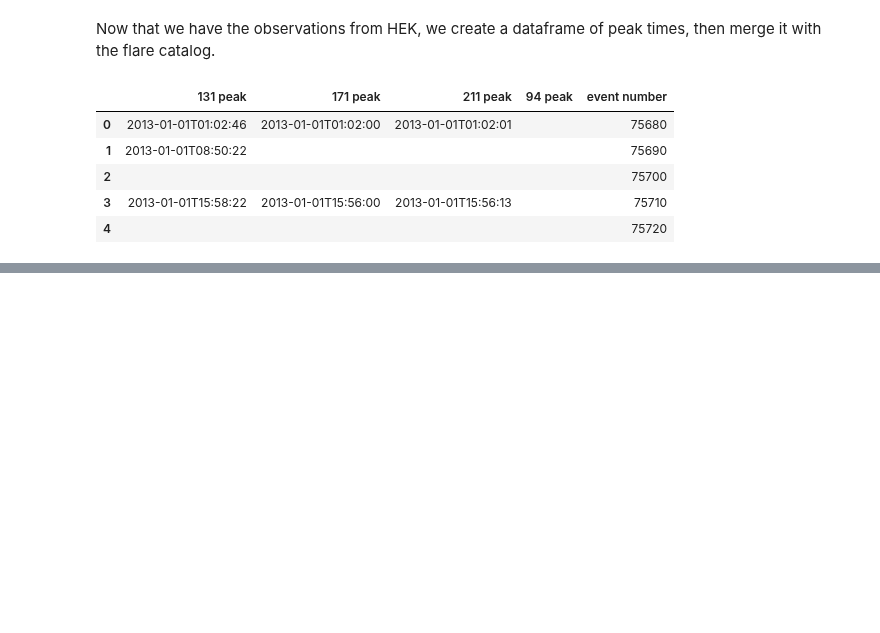
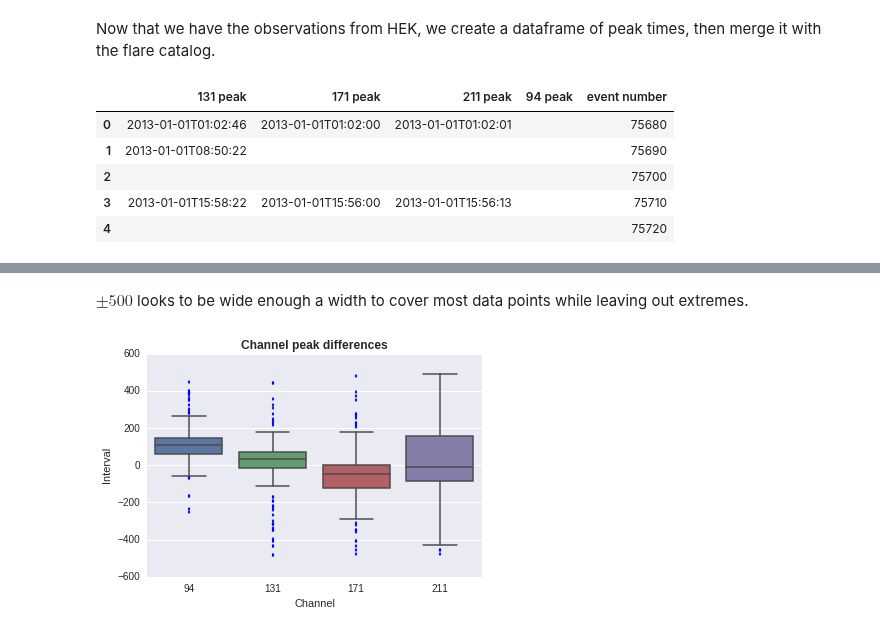
Before and after one commit to Nschanche/Flare_peaks, a Jupyter notebook: flare_project.ipynb, the cells around one changed output, grey strips where cells are left out. Saved outputs shown, nothing was run; the diff lists cells and outputs as text; code cells hidden in the pictures; blank space fills up the shorter version.

```diff
--- a/flare_project.ipynb
+++ b/flare_project.ipynb
@@ -657,0 +678,12 @@ len(peaksFiltered)
+# %% [markdown]
+$\pm500$ looks to be wide enough a width to cover most data points while leaving out extremes.
+# %%
+def truncate(df, lower, upper):
+    """Returns a dataframe with gaps between the given interval."""
+    for channel in channels:
+        df = df[df["%s peak gap" % channel] >= lower]
+        df = df[df["%s peak gap" % channel] <= upper]
+    return df
+boxplot_intervals(truncate(peaks_filtered, -500, 500))
+# %% [output]
+[figure, added]
```
Also changed, not shown: parts of 15 cells of this notebook.
